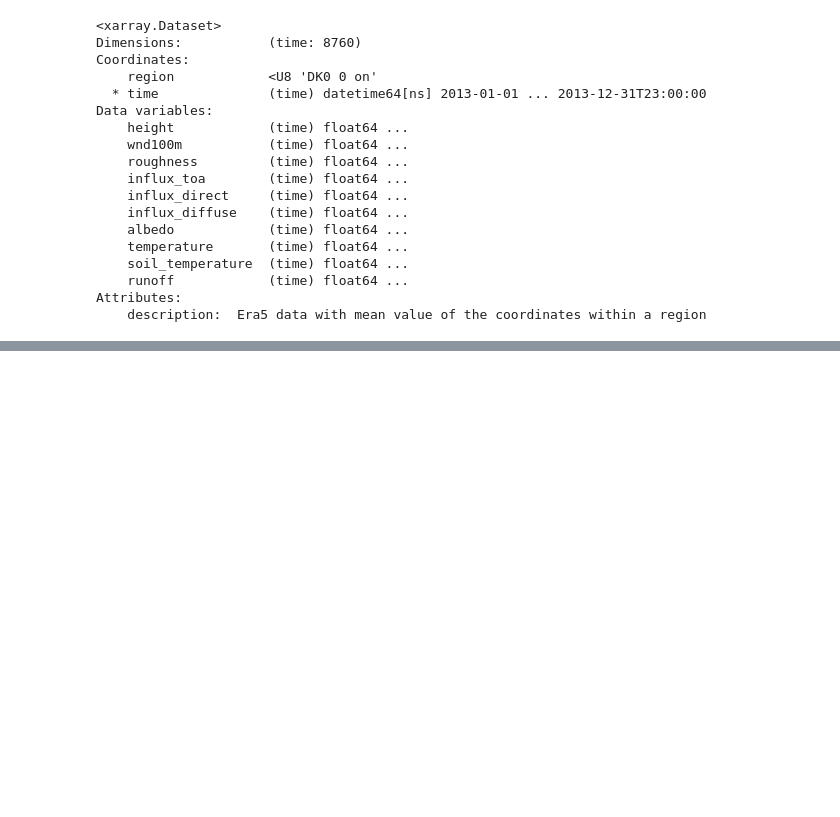
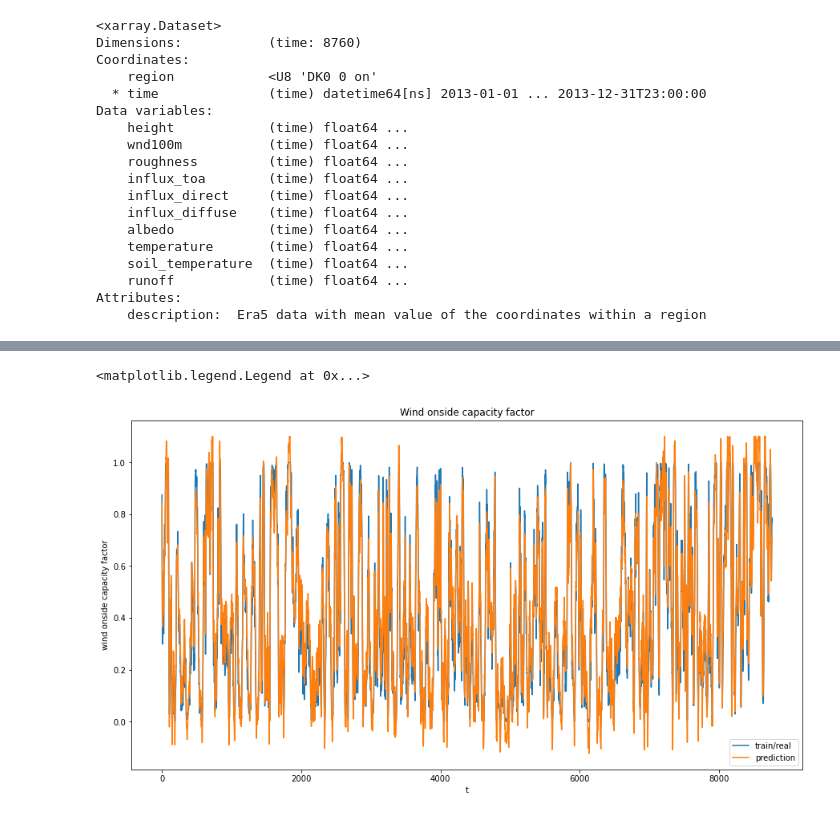
Before and after one commit to fitzthomas/ma_probabilistic_forecasts, a Jupyter notebook: forecast_wind.ipynb, the cells around one changed output, grey strips where cells are left out. Cells and saved outputs as stored; diff of their text form; code cells hidden in the pictures; blank space fills up the shorter version.

```diff
--- a/forecast_wind.ipynb
+++ b/forecast_wind.ipynb
@@ -128,8 +106,0 @@ def get_energy_type(name: str) -> EnergyType:
-# %%
-def parse_capfac_col(column_name: str) -> (str, EnergyType):
-    col_args = column_name.split(" ")
-    if len(col_args) == 3:
-        region_name = col_args[0]
-        energy_type = get_energy_type(col_args[2])
-        return region_name, energy_type
-    return None
@@ -170,0 +233,31 @@ None
+# %%
+Y_capfac, X = create_training_data_for_col("DK0 0 onwind")
+
+quantiles = [0.05, 0.5, 0.95]
+alpha = 0
+X_train = shape_multi_feature_data(X)
+Y_train = Y_capfac
+
+Y_predictions = {}
+
+# for quantile in quantiles:
+#     qr = QuantileRegressor(quantile=quantile, alpha=alpha)
+#     y_pred = qr.fit(X_train, Y_train).predict(X_train)
+#     Y_predictions[quantile] = y_pred
+
+# y_pred = qr.fit(X_train, Y_train).predict(X_train)
+
+regr = svm.SVR()
+regr.fit(X_train, Y_train)
+Y_predict = regr.predict(X_train)
+# %%
+plt.figure(figsize=(15,8))
+plt.plot(Y_train, label="train/real")
+plt.plot(Y_predict, label="prediction")
+plt.xlabel("t")
+plt.ylabel("wind onside capacity factor")
+plt.title("Wind onside capacity factor")
+plt.legend()
+# %% [output]
+<matplotlib.legend.Legend at 0x...>
+[figure, added]
```
Also changed, not shown: parts of 7 cells of this notebook, 4 other files.
